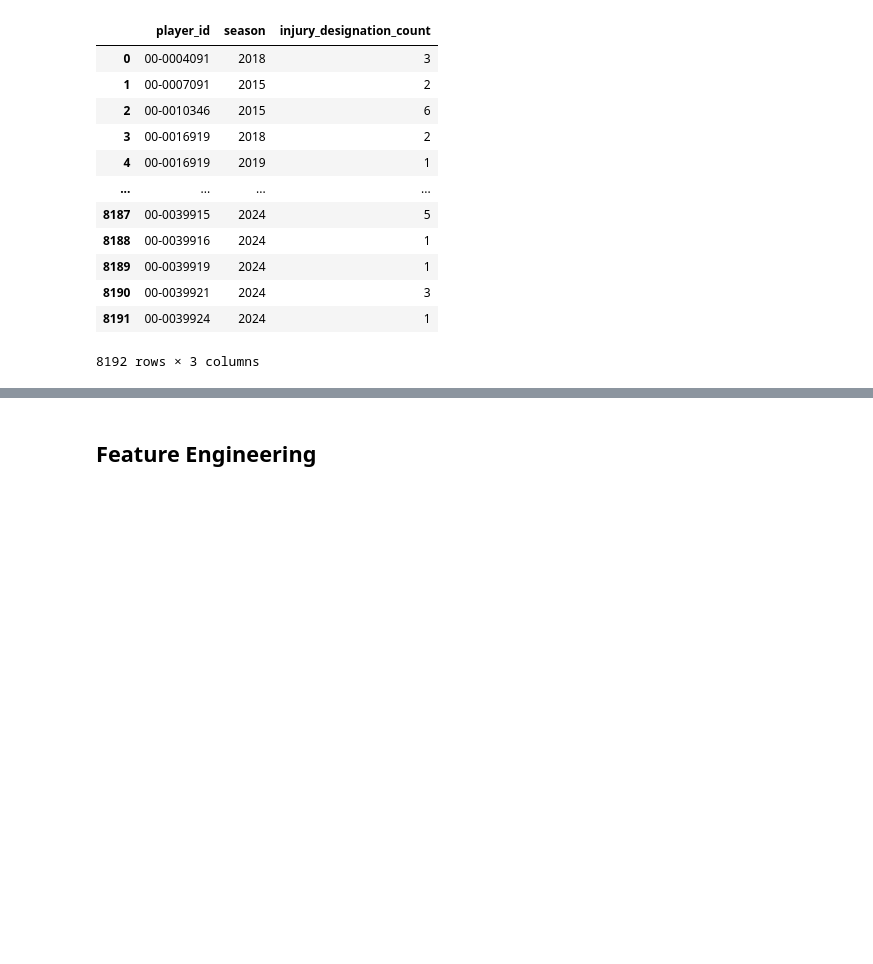
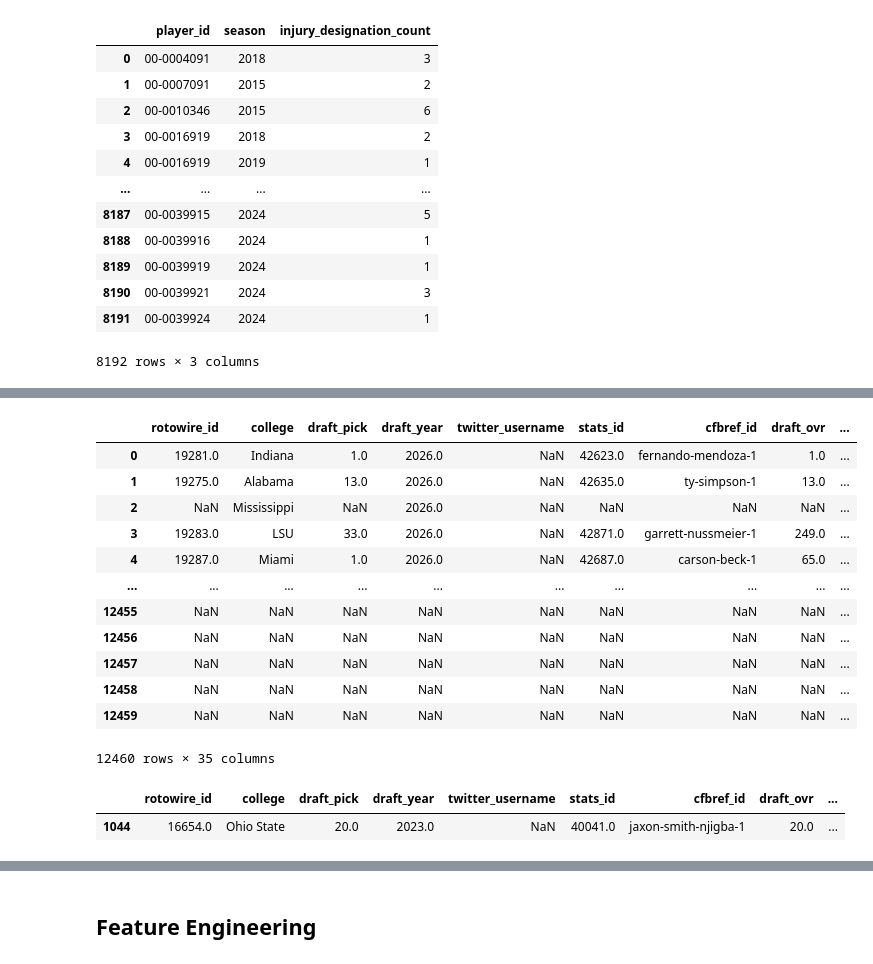
Before and after one commit to sandeeptiwari6/dynasty-ai-engine, a Jupyter notebook: notebooks/01_data_ingestion/04_feature_engineering.ipynb, the cells around one changed output, grey strips where cells are left out. Saved outputs shown, nothing was run; the diff lists cells and outputs as text; code cells hidden in the pictures; blank space fills up the shorter version.

```diff
--- a/notebooks/01_data_ingestion/04_feature_engineering.ipynb
+++ b/notebooks/01_data_ingestion/04_feature_engineering.ipynb
@@ -236,3 +282,23 @@ injury_df[injury_df['report_status'].isin(['Out', 'Doubtful', 'Questionable'])].
 # %%
 ids = nfl.import_ids()
-player_ids = ids[['gsis_id', 'pfr_id']][~ids['gsis_id'].isna()].rename(columns={'gsis_id': 'player_id', 'pfr_id': 'pfr_player_id'}).drop_duplicates(subset=['player_id'])
+player_ids = ids[['gsis_id', 'pfr_id', 'sleeper_id', 'espn_id']][~ids['gsis_id'].isna()].rename(columns={'gsis_id': 'player_id', 'pfr_id': 'pfr_player_id'}).drop_duplicates(subset=['player_id'])
+ids
+# %% [output]
+|  | rotowire_id | college | draft_pick | draft_year | twitter_username | stats_id | cfbref_id | draft_ovr | ... |
+| 0 | 19281.0 | Indiana | 1.0 | 2026.0 | NaN | 42623.0 | fernando-mendoza-1 | 1.0 | ... |
+| 1 | 19275.0 | Alabama | 13.0 | 2026.0 | NaN | 42635.0 | ty-simpson-1 | 13.0 | ... |
+| 2 | NaN | Mississippi | NaN | 2026.0 | NaN | NaN | NaN | NaN | ... |
+| 3 | 19283.0 | LSU | 33.0 | 2026.0 | NaN | 42871.0 | garrett-nussmeier-1 | 249.0 | ... |
+| 4 | 19287.0 | Miami | 1.0 | 2026.0 | NaN | 42687.0 | carson-beck-1 | 65.0 | ... |
+| ... | ... | ... | ... | ... | ... | ... | ... | ... | ... |
+| 12455 | NaN | NaN | NaN | NaN | NaN | NaN | NaN | NaN | ... |
+| 12456 | NaN | NaN | NaN | NaN | NaN | NaN | NaN | NaN | ... |
+| 12457 | NaN | NaN | NaN | NaN | NaN | NaN | NaN | NaN | ... |
+| 12458 | NaN | NaN | NaN | NaN | NaN | NaN | NaN | NaN | ... |
+| 12459 | NaN | NaN | NaN | NaN | NaN | NaN | NaN | NaN | ... |
+12460 rows × 35 columns
+# %%
+ids[ids["name"].str.contains("Njig")]
+# %% [output]
+|  | rotowire_id | college | draft_pick | draft_year | twitter_username | stats_id | cfbref_id | draft_ovr | ... |
+| 1044 | 16654.0 | Ohio State | 20.0 | 2023.0 | NaN | 40041.0 | jaxon-smith-njigba-1 | 20.0 | ... |
```
Also changed, not shown: parts of 13 cells of this notebook, 19 other files.
